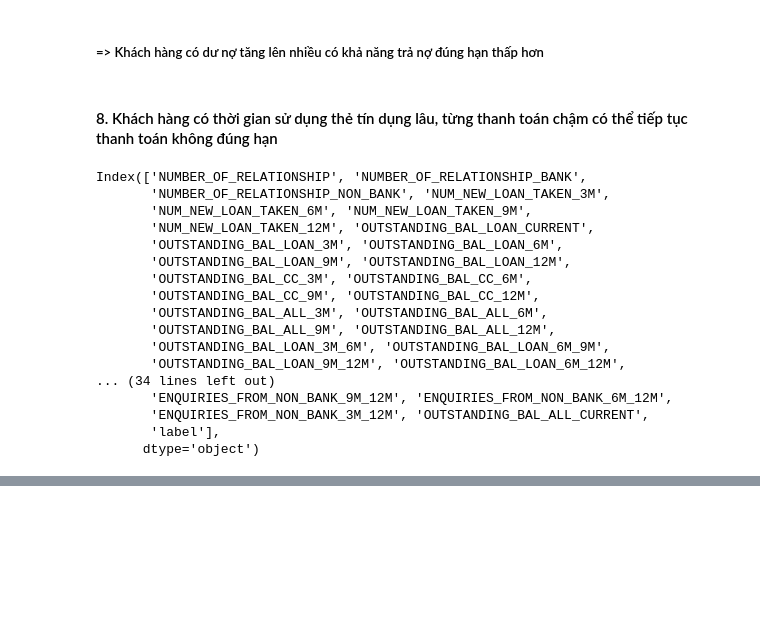
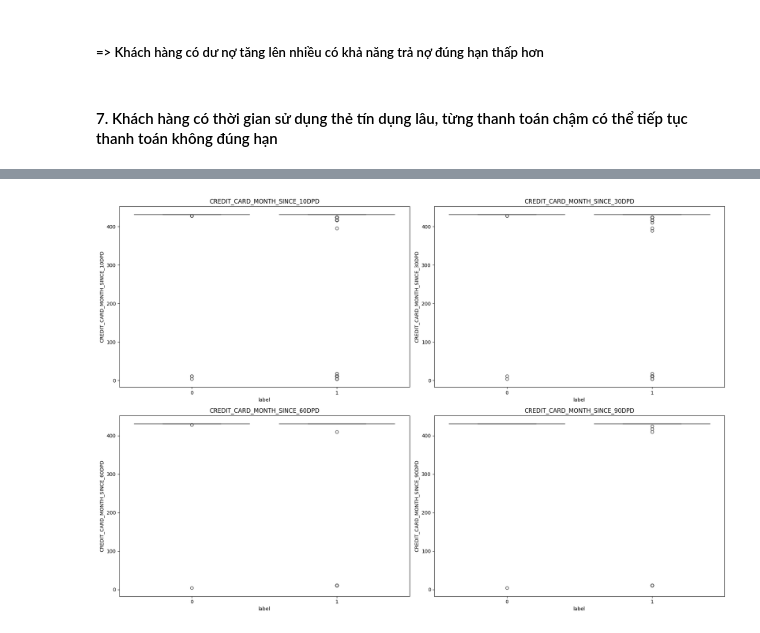
Before and after one commit to MinhDucNguyen9705/DSTC_Round2, a Jupyter notebook: data_analysis.ipynb, the cells around one changed output, grey strips where cells are left out. Drawn from its saved outputs; the diff is of its cells as text; code cells hidden in the pictures; blank space fills up the shorter version.

```diff
--- a/data_analysis.ipynb
+++ b/data_analysis.ipynb
@@ -399,27 +484,7 @@ plt.show()
 # %% [markdown]
 ##### => Khách hàng có dư nợ tăng lên nhiều có khả năng trả nợ đúng hạn thấp hơn
 # %% [markdown]
-#### 8. Khách hàng có thời gian sử dụng thẻ tín dụng lâu, từng thanh toán chậm có thể tiếp tục thanh toán không đúng hạn
+#### 7. Khách hàng có thời gian sử dụng thẻ tín dụng lâu, từng thanh toán chậm có thể tiếp tục thanh toán không đúng hạn
-# %%
-df.columns[15:]
-# %% [output]
-Index(['NUMBER_OF_RELATIONSHIP', 'NUMBER_OF_RELATIONSHIP_BANK',
-       'NUMBER_OF_RELATIONSHIP_NON_BANK', 'NUM_NEW_LOAN_TAKEN_3M',
-       'NUM_NEW_LOAN_TAKEN_6M', 'NUM_NEW_LOAN_TAKEN_9M',
-       'NUM_NEW_LOAN_TAKEN_12M', 'OUTSTANDING_BAL_LOAN_CURRENT',
-       'OUTSTANDING_BAL_LOAN_3M', 'OUTSTANDING_BAL_LOAN_6M',
-       'OUTSTANDING_BAL_LOAN_9M', 'OUTSTANDING_BAL_LOAN_12M',
-       'OUTSTANDING_BAL_CC_3M', 'OUTSTANDING_BAL_CC_6M',
-       'OUTSTANDING_BAL_CC_9M', 'OUTSTANDING_BAL_CC_12M',
-       'OUTSTANDING_BAL_ALL_3M', 'OUTSTANDING_BAL_ALL_6M',
-       'OUTSTANDING_BAL_ALL_9M', 'OUTSTANDING_BAL_ALL_12M',
-       'OUTSTANDING_BAL_LOAN_3M_6M', 'OUTSTANDING_BAL_LOAN_6M_9M',
-       'OUTSTANDING_BAL_LOAN_9M_12M', 'OUTSTANDING_BAL_LOAN_6M_12M',
-... (34 lines left out)
-       'ENQUIRIES_FROM_NON_BANK_9M_12M', 'ENQUIRIES_FROM_NON_BANK_6M_12M',
-       'ENQUIRIES_FROM_NON_BANK_3M_12M', 'OUTSTANDING_BAL_ALL_CURRENT',
-       'label'],
-      dtype='object')
 # %%
 df[df['label']==0][['CREDIT_CARD_MONTH_SINCE_10DPD', 'CREDIT_CARD_MONTH_SINCE_30DPD',
        'CREDIT_CARD_MONTH_SINCE_60DPD', 'CREDIT_CARD_MONTH_SINCE_90DPD',
@@ -448,3 +513,22 @@ df[df['label']==1][['CREDIT_CARD_MONTH_SINCE_10DPD', 'CREDIT_CARD_MONTH_SINCE_30
 | 50% | 431.000000 | 431.000000 | 431.000000 | 431.000000 | ... |
 | 75% | 431.000000 | 431.000000 | 431.000000 | 431.000000 | ... |
 | max | 431.000000 | 431.000000 | 431.000000 | 431.000000 | ... |
+# %%
+fig, ax = plt.subplots(2, 2, figsize=(18, 12))
+
+sns.boxplot(x=df['label'], y=df['CREDIT_CARD_MONTH_SINCE_10DPD'], ax=ax[0, 0])
+ax[0, 0].set_title('CREDIT_CARD_MONTH_SINCE_10DPD')
+
+sns.boxplot(x=df['label'], y=df['CREDIT_CARD_MONTH_SINCE_30DPD'], ax=ax[0, 1])
+ax[0, 1].set_title('CREDIT_CARD_MONTH_SINCE_30DPD')
+
+sns.boxplot(x=df['label'], y=df['CREDIT_CARD_MONTH_SINCE_60DPD'], ax=ax[1, 0])
+ax[1, 0].set_title('CREDIT_CARD_MONTH_SINCE_60DPD')
+
+sns.boxplot(x=df['label'], y=df['CREDIT_CARD_MONTH_SINCE_90DPD'], ax=ax[1, 1])
+ax[1, 1].set_title('CREDIT_CARD_MONTH_SINCE_90DPD')
+
+plt.tight_layout()
+plt.show()
+# %% [output]
+[figure, added]
```
Also changed, not shown: parts of 15 cells of this notebook, 4 other files.
